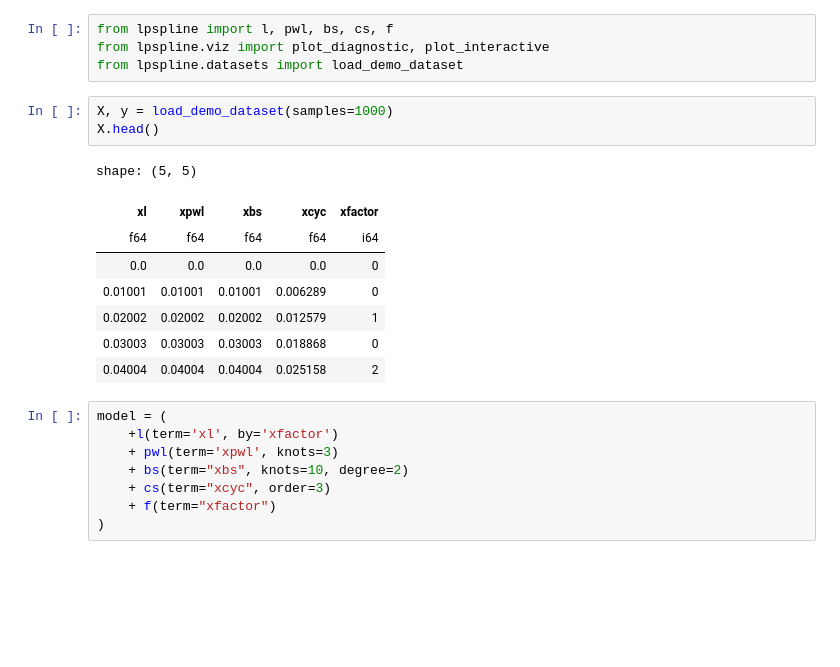
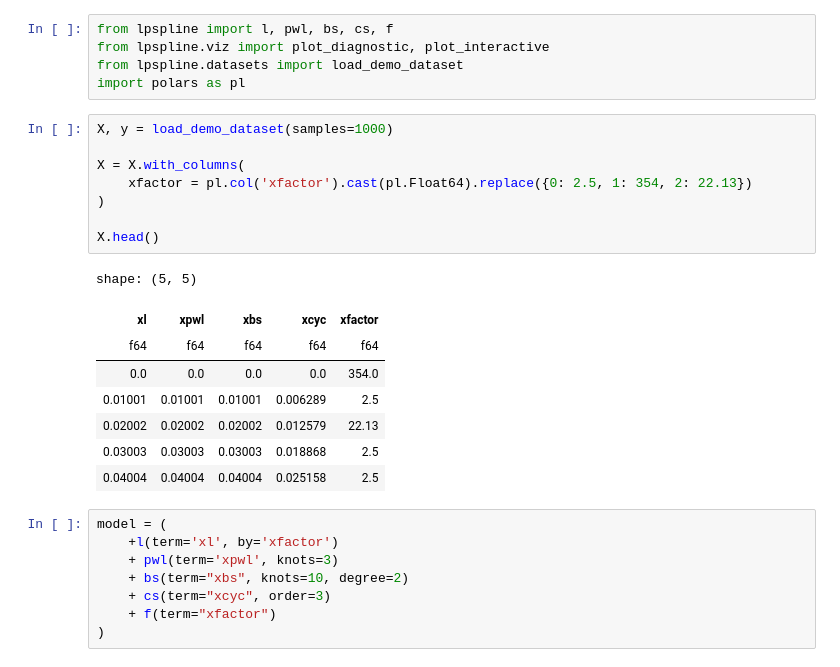
Before and after one commit to clarkmaio/lpspline, a Jupyter notebook: notebook/demo.ipynb, the cells around one changed output. Cells and saved outputs as stored; diff of their text form; blank space fills up the shorter version.

```diff
--- a/notebook/demo.ipynb
+++ b/notebook/demo.ipynb
@@ -2,18 +2,24 @@
 from lpspline import l, pwl, bs, cs, f
 from lpspline.viz import plot_diagnostic, plot_interactive
 from lpspline.datasets import load_demo_dataset
+import polars as pl
 # %%
 X, y = load_demo_dataset(samples=1000)
+
+X = X.with_columns(
+    xfactor = pl.col('xfactor').cast(pl.Float64).replace({0: 2.5, 1: 354, 2: 22.13})
+)
+
 X.head()
 # %% [output]
 shape: (5, 5)
 | xl | xpwl | xbs | xcyc | xfactor |
-| f64 | f64 | f64 | f64 | i64 |
-| 0.0 | 0.0 | 0.0 | 0.0 | 0 |
-| 0.01001 | 0.01001 | 0.01001 | 0.006289 | 0 |
-| 0.02002 | 0.02002 | 0.02002 | 0.012579 | 1 |
-| 0.03003 | 0.03003 | 0.03003 | 0.018868 | 0 |
-| 0.04004 | 0.04004 | 0.04004 | 0.025158 | 2 |
+| f64 | f64 | f64 | f64 | f64 |
+| 0.0 | 0.0 | 0.0 | 0.0 | 354.0 |
+| 0.01001 | 0.01001 | 0.01001 | 0.006289 | 2.5 |
+| 0.02002 | 0.02002 | 0.02002 | 0.012579 | 22.13 |
+| 0.03003 | 0.03003 | 0.03003 | 0.018868 | 2.5 |
+| 0.04004 | 0.04004 | 0.04004 | 0.025158 | 2.5 |
 # %%
 model = (
     +l(term='xl', by='xfactor')
```
Also changed, not shown: parts of 2 cells of this notebook, 7 other files.
